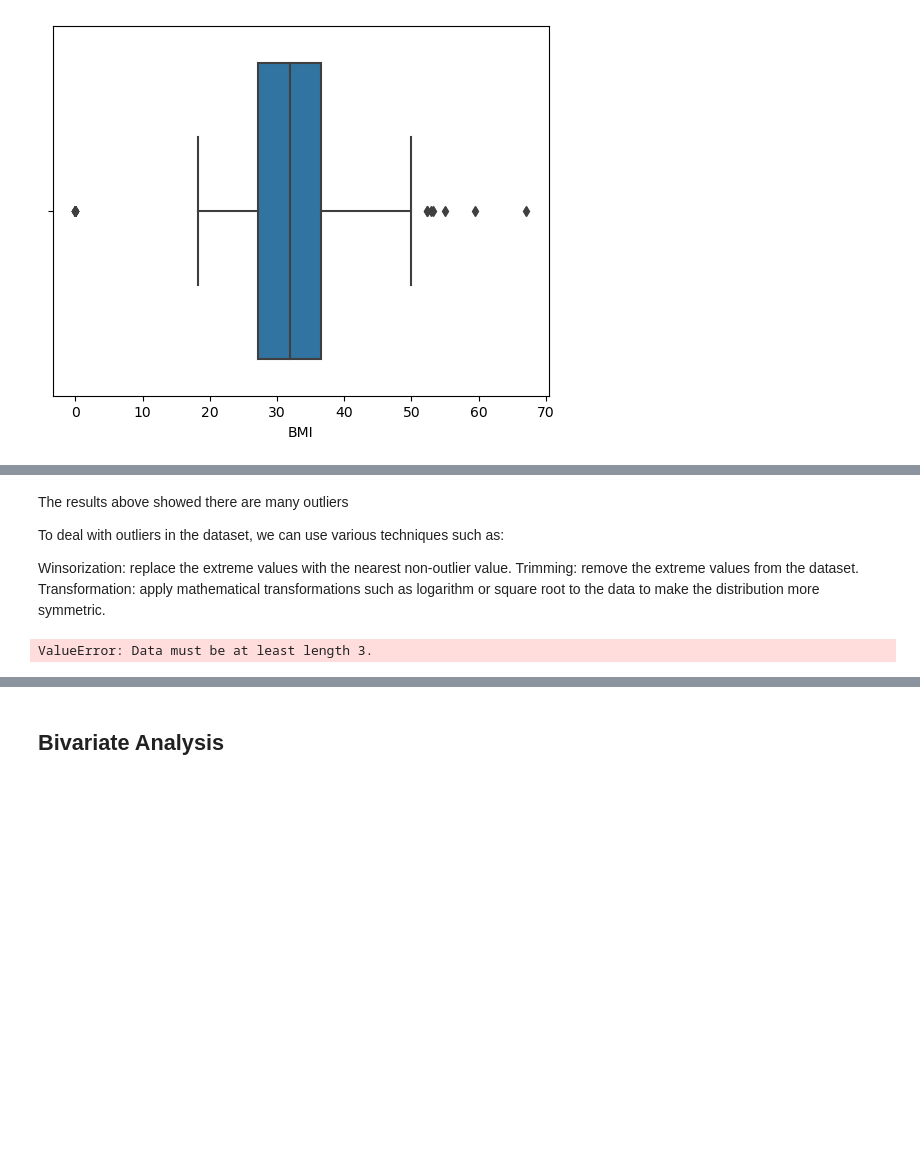
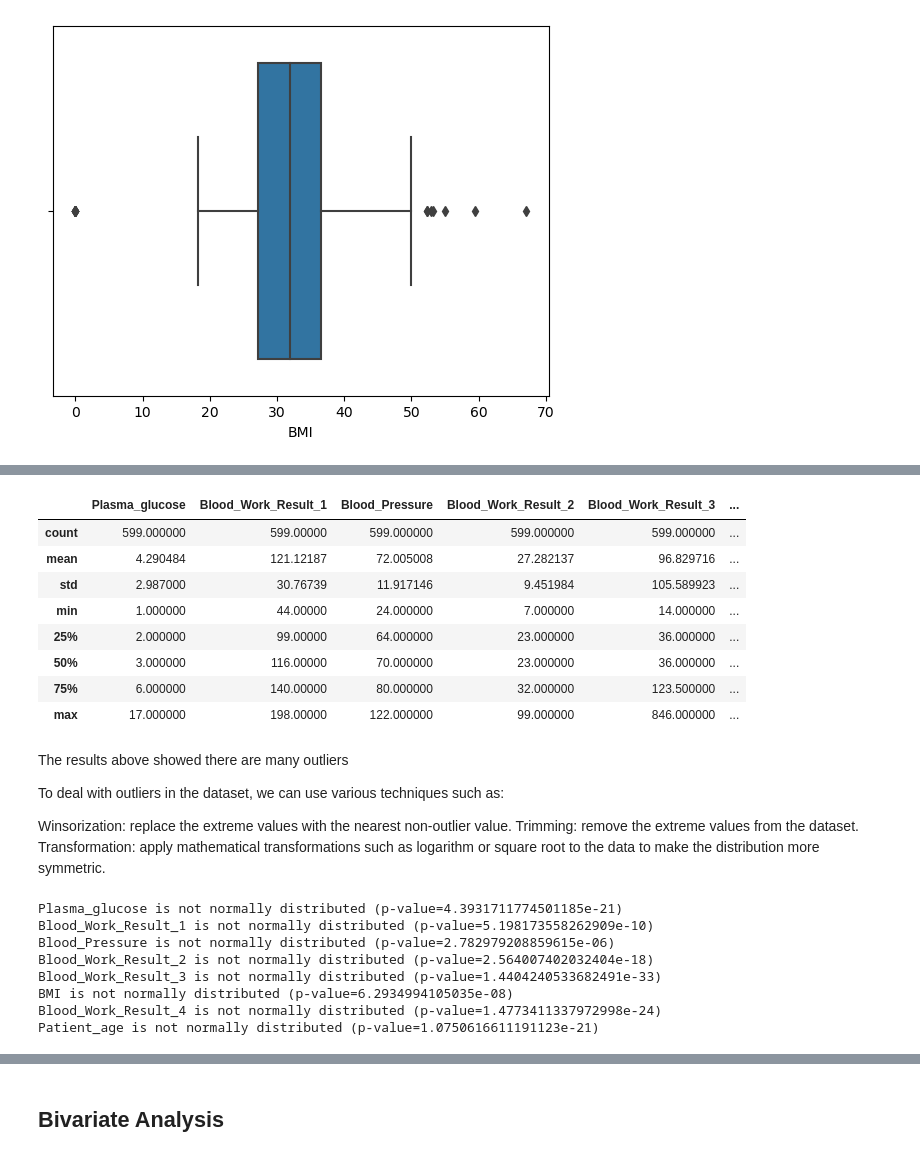
Before and after one commit to ikoghoemmanuell/Sepsis-Prediction-with-ML-and-FastAPI, a Jupyter notebook: sepsis.ipynb, the cells around one changed output, grey strips where cells are left out. Drawn from its saved outputs; the diff is of its cells as text; code cells hidden in the pictures; blank space fills up the shorter version.

```diff
--- a/sepsis.ipynb
+++ b/sepsis.ipynb
@@ -223,0 +218,12 @@ dtype: bool
+# %%
+data.describe()
+# %% [output]
+|  | Plasma_glucose | Blood_Work_Result_1 | Blood_Pressure | Blood_Work_Result_2 | Blood_Work_Result_3 | ... |
+| count | 599.000000 | 599.00000 | 599.000000 | 599.000000 | 599.000000 | ... |
+| mean | 4.290484 | 121.12187 | 72.005008 | 27.282137 | 96.829716 | ... |
+| std | 2.987000 | 30.76739 | 11.917146 | 9.451984 | 105.589923 | ... |
+| min | 1.000000 | 44.00000 | 24.000000 | 7.000000 | 14.000000 | ... |
+| 25% | 2.000000 | 99.00000 | 64.000000 | 23.000000 | 36.000000 | ... |
+| 50% | 3.000000 | 116.00000 | 70.000000 | 23.000000 | 36.000000 | ... |
+| 75% | 6.000000 | 140.00000 | 80.000000 | 32.000000 | 123.500000 | ... |
+| max | 17.000000 | 198.00000 | 122.000000 | 99.000000 | 846.000000 | ... |
@@ -235,7 +245,7 @@ outlier_features = [col for col in numerical_features if col != 'Insurance']
 
 for col in outlier_features:
     # Perform Shapiro-Wilk test
-    stat, p = shapiro(trimmed_data[col])
+    stat, p = shapiro(data[col])
 
     # Print the result
     if p > 0.05:
@@ -243,4 +253,11 @@ for col in outlier_features:
     else:
         print(f"{col} is not normally distributed (p-value={p})")
 # %% [output]
-ValueError: Data must be at least length 3.
+Plasma_glucose is not normally distributed (p-value=4.3931711774501185e-21)
+Blood_Work_Result_1 is not normally distributed (p-value=5.198173558262909e-10)
+Blood_Pressure is not normally distributed (p-value=2.782979208859615e-06)
+Blood_Work_Result_2 is not normally distributed (p-value=2.564007402032404e-18)
+Blood_Work_Result_3 is not normally distributed (p-value=1.4404240533682491e-33)
+BMI is not normally distributed (p-value=6.2934994105035e-08)
+Blood_Work_Result_4 is not normally distributed (p-value=1.4773411337972998e-24)
+Patient_age is not normally distributed (p-value=1.0750616611191123e-21)
```
Also changed, not shown: parts of 42 cells of this notebook.
